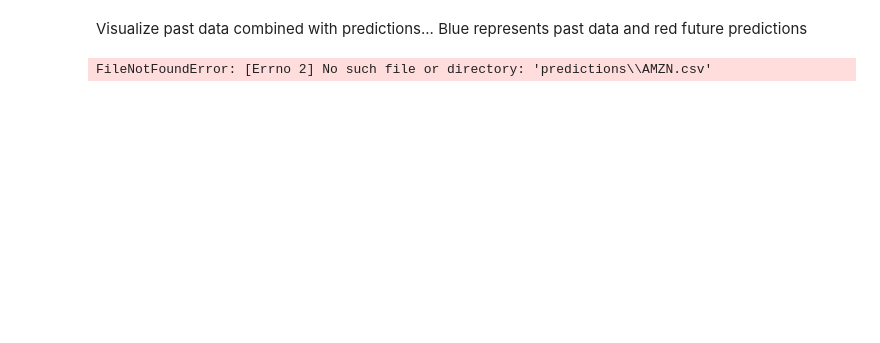
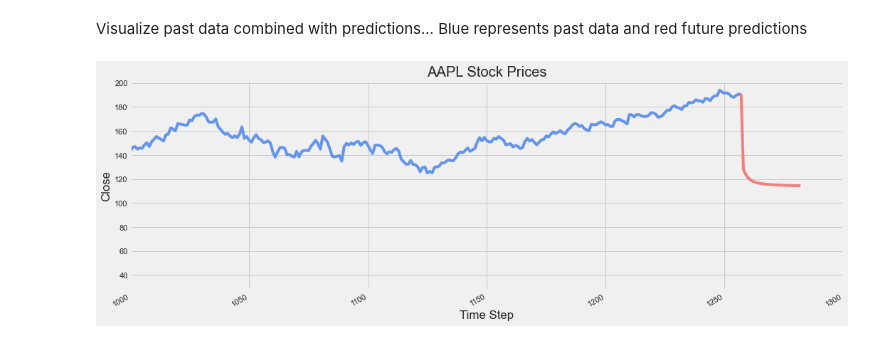
Before and after one commit to zapulam/StockPredictor, a Jupyter notebook: visualize.ipynb, the cells around one changed output. Cells and saved outputs as stored; diff of their text form; code cells hidden in the pictures; blank space fills up the shorter version.

```diff
--- a/visualize.ipynb
+++ b/visualize.ipynb
@@ -39,22 +52,23 @@ Visualize past data combined with predictions... Blue represents past data and r
 # %%
 %matplotlib inline
 sns.set()
 plt.style.use('fivethirtyeight')
 
 for x in stocks:
-    predictions = pd.read_csv(os.path.join('predictions', x + '.csv'))
+    predictions = pd.read_csv(os.path.join(predictions_folder, x + '.csv'))
     steps = len(predictions.index)
-    data = pd.read_csv(os.path.join('predictions', x + '.csv'))
+    data = pd.read_csv(os.path.join('daily_prices', x + '.csv'))
 
     all_data = pd.concat([data, predictions], ignore_index=True)
 
-    plt.figure(figsize=(8, 4))
+    plt.figure(figsize=(16, 6))
     plt.title("{x} Stock Prices".format(x=x))
     plt.gcf().autofmt_xdate()
     plt.ylabel("Close")
     plt.xlabel("Time Step")
+    plt.xlim([1000, 1300])
     plt.plot(all_data.loc[0:len(data.index)-1, "Close"], color='cornflowerblue')
     plt.plot(all_data.loc[len(data.index)-1:,"Close"], color='lightcoral')
     plt.show()
 # %% [output]
-FileNotFoundError: [Errno 2] No such file or directory: 'predictions\\AMZN.csv'
+[figure, added]
```
Also changed, not shown: parts of 3 cells of this notebook.
